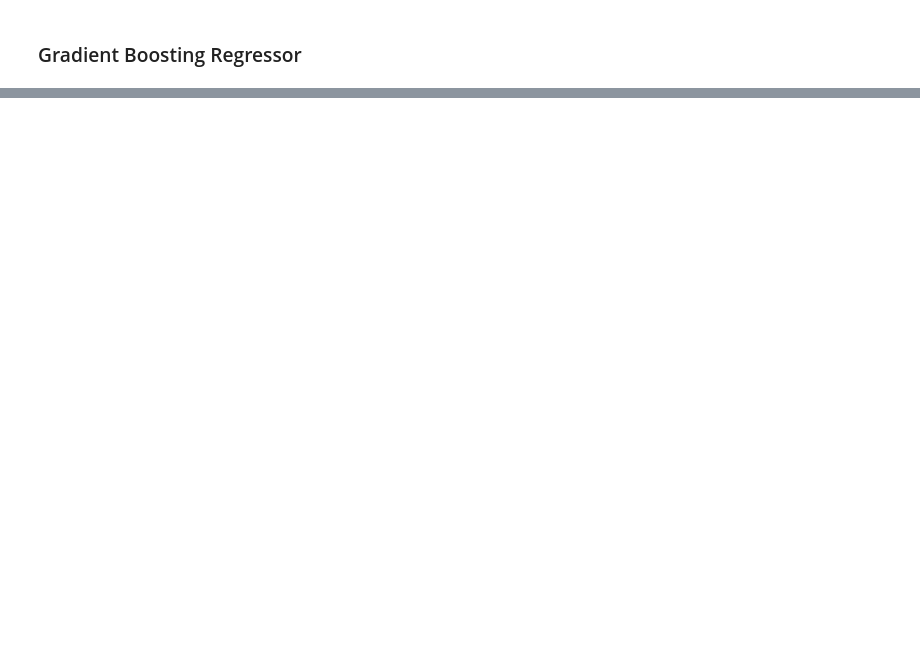
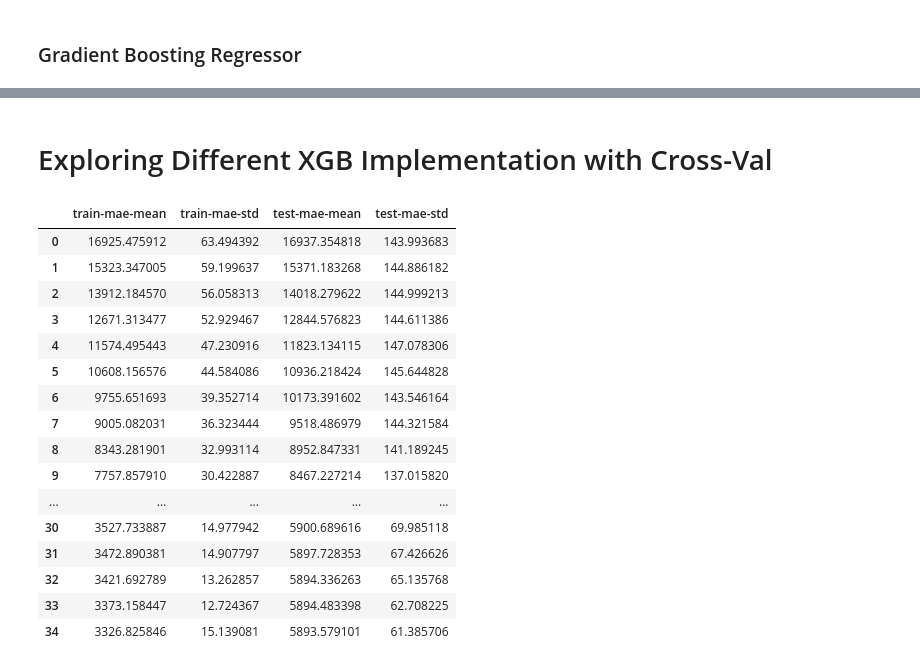
Before and after one commit to zakaalzi/DS_training, a Jupyter notebook: Luke/autotrader/modelling.ipynb, the cells around one changed output, grey strips where cells are left out. Saved outputs shown, nothing was run; the diff lists cells and outputs as text; code cells hidden in the pictures; blank space fills up the shorter version.

Commit message:
LJ - Exploring XGBoost

```diff
--- a/Luke/autotrader/modelling.ipynb
+++ b/Luke/autotrader/modelling.ipynb
@@ -113,5 +111,5 @@ def output_score(scores):
 # %% [markdown]
 ## Random Forest
 # %%
-rf = RandomForestRegressor(n_estimators=100, max_depth=32, random_state=1337)
-rf.fit(X_train, y_train)
+rf = RandomForestRegressor(n_estimators=100, max_depth=16, random_state=1337)
+basic_rf_scores = cross_val_score(rf, X_train, y_train, cv=5, scoring='neg_mean_absolute_error')
@@ -128,0 +175,23 @@ output_score(basic_rf_scores)
+# %%
+# Creating a validation set to enable the use of early stopping
+# final split: 60 train : 10 val : 30 test
+# will move this up so other base models are trained on same amount of data
+
+# X_train, X_val, y_train, y_val = train_test_split(X_train, y_train, random_state=1337, test_size=0.1)
+
+
+reg = xgb.XGBRegressor(
+    # Number of boosting rounds
+    n_estimators=200,
+    max_depth=16,
+    learning_rate=0.3,
+    verbosity=1,
+    booster='gbtree',
+    random_state=1337,
+    predictor='cpu_predictor',   # [cpu_predictor, gpu_predictor]
+    eval_metric=['rmse', 'mae'] # last eval metric will be evaluated on for early stopping
+)
+
+
+
+reg.fit(X_train, y_train, eval_set=[(X_val, y_val)], early_stopping_rounds=5)
@@ -128,0 +289,37 @@ output_score(basic_rf_scores)
+# %% [markdown]
+# Exploring Different XGB Implementation with Cross-Val
+# %%
+# X_train, X_val, y_train, y_val = train_test_split(X_train, y_train, random_state=1337, test_size=0.1)
+xgb_dtrain = xgb.DMatrix(X_train, y_train)
+# xgb_dval = xgb.DMatrix(X_val, y_val)
+xgb_dtest = xgb.DMatrix(X_test, y_test)
+param = {
+    'max_depth': 16,
+    'eta': 0.1,
+    'objective': 'reg:squarederror',
+    'eval_metric': 'mae'
+    }
+evallist = [(xgb_dtrain, 'train')]
+# %%
+num_round = 1000
+bst = xgb.cv(param, xgb_dtrain, num_round, metrics='mae', early_stopping_rounds=5)
+# %%
+bst
+# %% [output]
+|  | train-mae-mean | train-mae-std | test-mae-mean | test-mae-std |
+| 0 | 16925.475912 | 63.494392 | 16937.354818 | 143.993683 |
+| 1 | 15323.347005 | 59.199637 | 15371.183268 | 144.886182 |
+| 2 | 13912.184570 | 56.058313 | 14018.279622 | 144.999213 |
+| 3 | 12671.313477 | 52.929467 | 12844.576823 | 144.611386 |
+| 4 | 11574.495443 | 47.230916 | 11823.134115 | 147.078306 |
+| 5 | 10608.156576 | 44.584086 | 10936.218424 | 145.644828 |
+| 6 | 9755.651693 | 39.352714 | 10173.391602 | 143.546164 |
+| 7 | 9005.082031 | 36.323444 | 9518.486979 | 144.321584 |
+| 8 | 8343.281901 | 32.993114 | 8952.847331 | 141.189245 |
+| 9 | 7757.857910 | 30.422887 | 8467.227214 | 137.015820 |
+| ... | ... | ... | ... | ... |
+| 30 | 3527.733887 | 14.977942 | 5900.689616 | 69.985118 |
+| 31 | 3472.890381 | 14.907797 | 5897.728353 | 67.426626 |
+| 32 | 3421.692789 | 13.262857 | 5894.336263 | 65.135768 |
+| 33 | 3373.158447 | 12.724367 | 5894.483398 | 62.708225 |
+| 34 | 3326.825846 | 15.139081 | 5893.579101 | 61.385706 |
```
Also changed, not shown: parts of 30 cells of this notebook.
